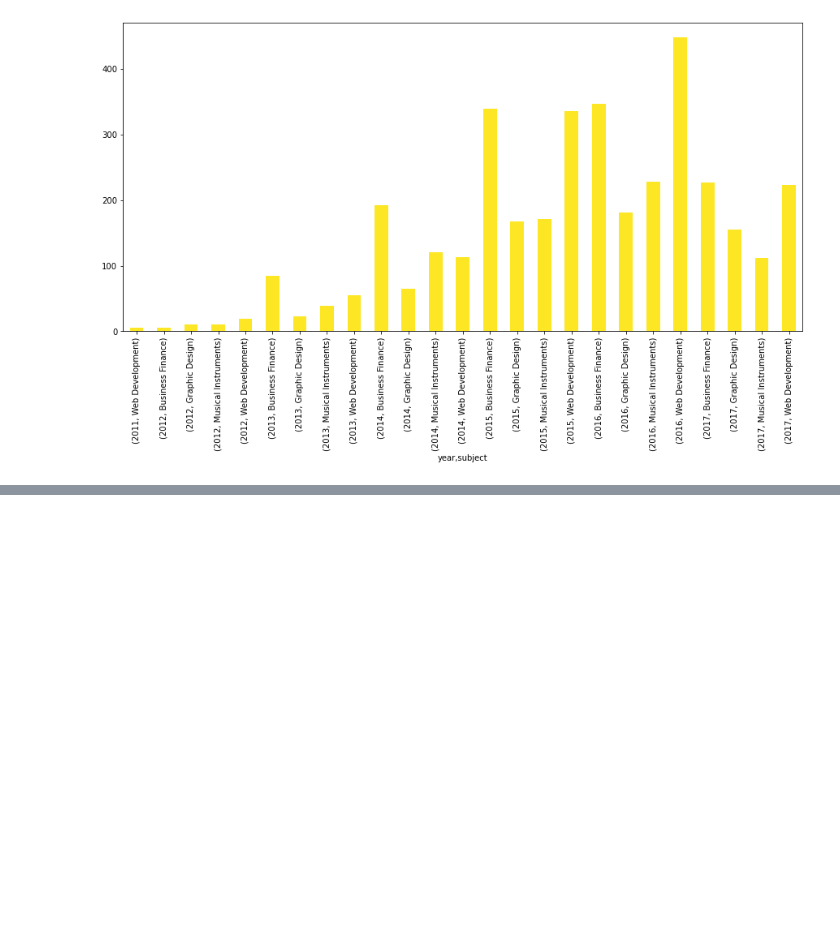
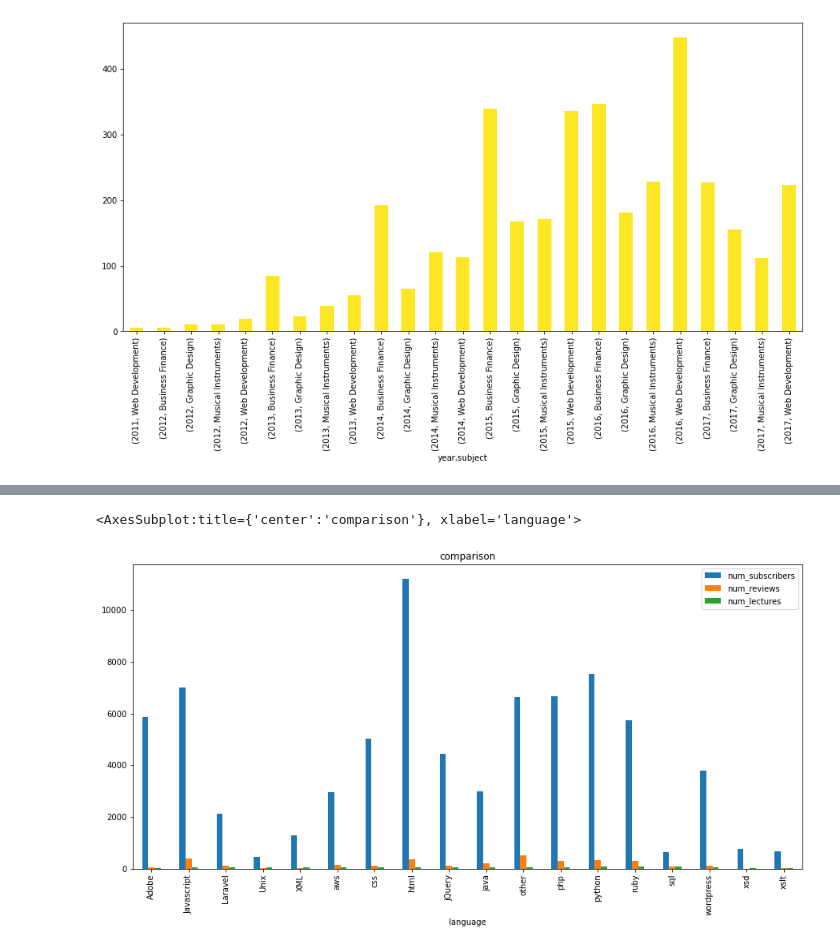
Before and after one commit to mikemoore26/udemy-analysis-, a Jupyter notebook: Udemy analysis.ipynb, the cells around one changed output, grey strips where cells are left out. Saved outputs shown, nothing was run; the diff lists cells and outputs as text; code cells hidden in the pictures; blank space fills up the shorter version.

```diff
--- a/Udemy analysis.ipynb
+++ b/Udemy analysis.ipynb
@@ -586,0 +809,5 @@ plot.bar(figsize=(15,7),title='Language Count',xlabel='Language')
+# %%
+temp = ['num_subscribers','num_reviews','num_lectures']
+# %%
+df2_group = df2.groupby('language')
+df2_group[temp].mean()
@@ -586,0 +833,6 @@ plot.bar(figsize=(15,7),title='Language Count',xlabel='Language')
+# %%
+temp_c = 0
+df2_group[temp].mean().plot(kind='bar',figsize=(15,7), title='comparison')
+# %% [output]
+<AxesSubplot:title={'center':'comparison'}, xlabel='language'>
+[figure, added]
```
Also changed, not shown: parts of 89 cells of this notebook, 3 other files.
